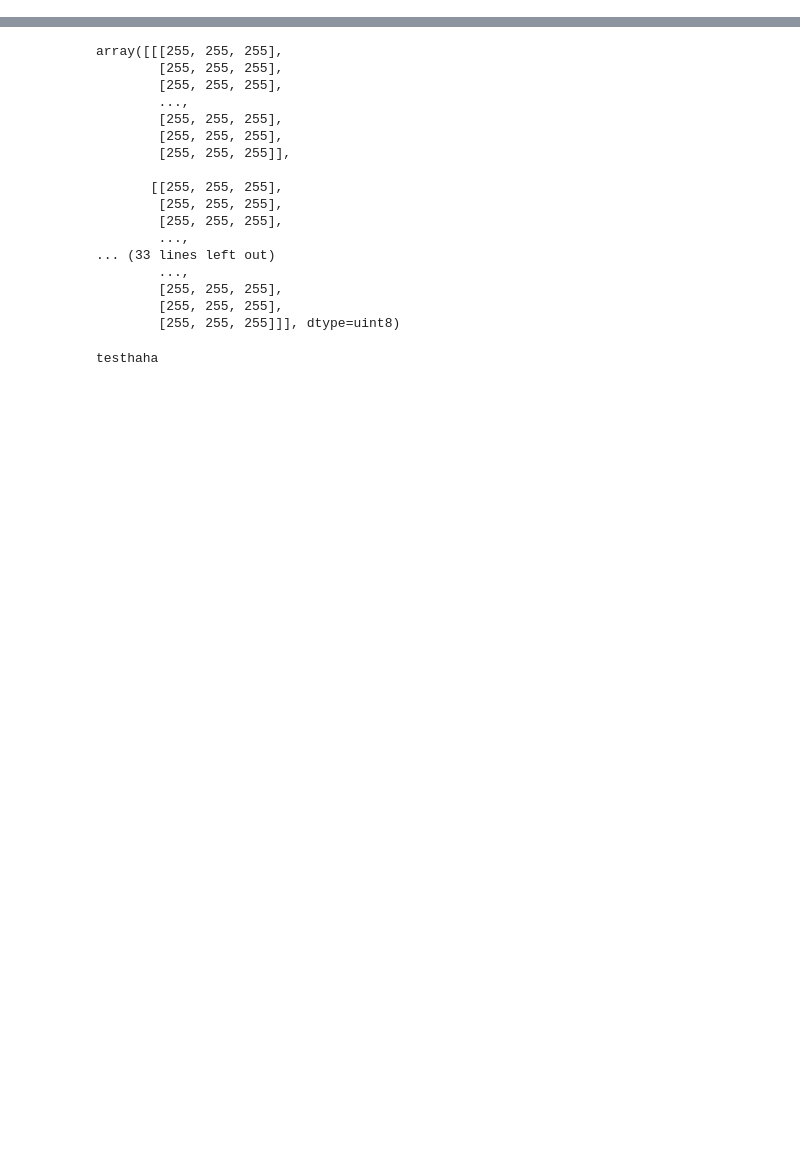
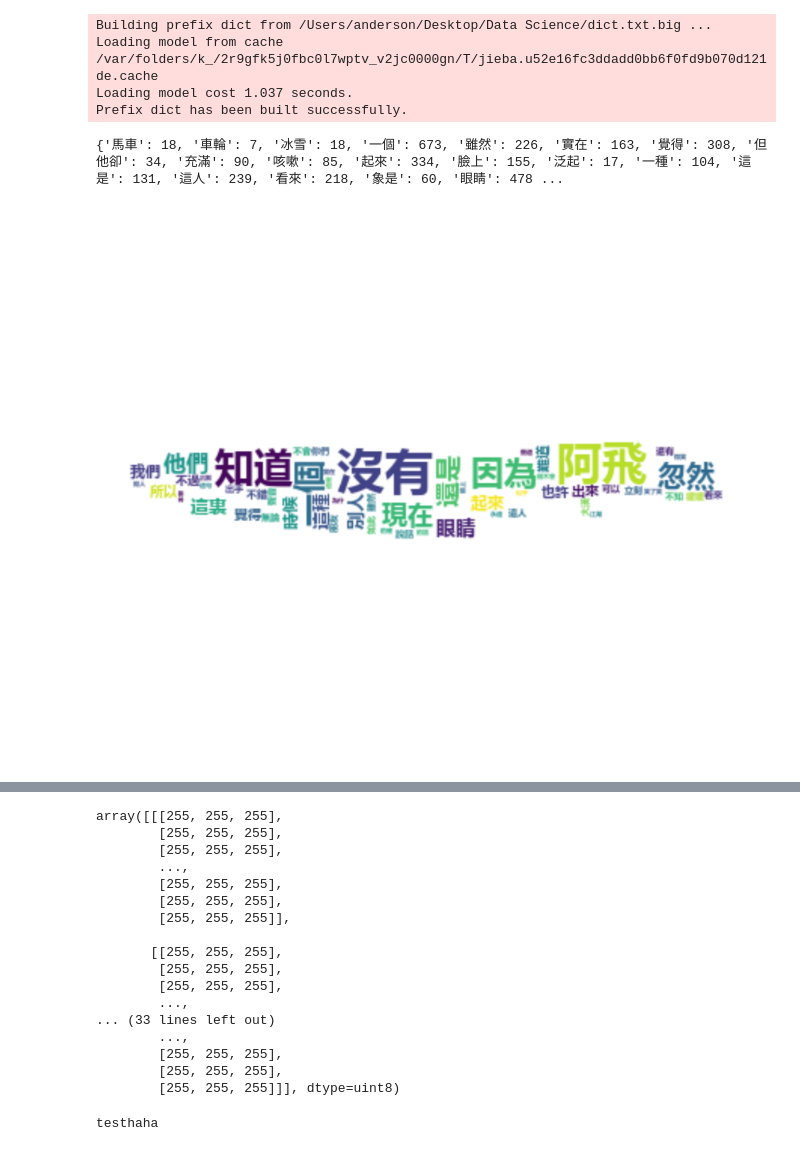
Before and after one commit to AndersonTsaiTW/PL_Repo, a Jupyter notebook: 02_Homework/HW4/GLandJY.ipynb, the cells around one changed output, grey strips where cells are left out. Drawn from its saved outputs; the diff is of its cells as text; code cells hidden in the pictures; blank space fills up the shorter version.

```diff
--- a/02_Homework/HW4/GLandJY.ipynb
+++ b/02_Homework/HW4/GLandJY.ipynb
@@ -51,0 +8,9 @@ from collections import Counter # 次數統計
+# %%
+#讀取古龍及金庸小說文字檔案
+lee = pd.read_csv('/Users/anderson/Desktop/Data Science/GitHub/PL-Repo/02_Homework/HW3/gulong_leeknife_sort.csv')
+cheros = pd.read_csv('/Users/anderson/Desktop/Data Science/GitHub/PL-Repo/02_Homework/HW3/jy_c_heroes_sort.csv')
+# %%
+lee_all = ""
+for i in range(0,89):
+    lee_all = lee_all + lee["text"][i]
+len(lee_all)
@@ -51,0 +64,38 @@ from collections import Counter # 次數統計
+# %%
+dictfile = "/Users/anderson/Desktop/Data Science/dict.txt.big"  # 字典檔
+stopfile = "/Users/anderson/Desktop/Data Science/GitHub/PL-Repo/02_Homework/HW4/stopwords.txt"  # stopwords
+fontpath = "/Users/anderson/Library/Group Containers/UBF8T346G9.Office/FontCache/4/CloudFonts/TTC/82731638364.ttc"  # 字型檔
+
+#mdfile = test_tt[0]
+pngfile = "./vg_knife.webp"  # 剛才下載存的底圖
+
+alice_mask = np.array(Image.open(pngfile))
+
+jieba.set_dictionary(dictfile)
+jieba.analyse.set_stop_words(stopfile)
+
+#text = open(mdfile,"r",encoding="utf-8").read()
+
+tags = jieba.analyse.extract_tags(lee["text"][1], topK=200)
+
+seg_list = jieba.lcut(orgdata, cut_all=False)
+dictionary = Counter(seg_list)
+
+freq = {}
+for ele in dictionary:
+    if ele in tags:
+        freq[ele] = dictionary[ele]
+print(freq) # 計算出現的次數
+
+wordcloud = WordCloud(background_color="white", mask=alice_mask, contour_color='steelblue', font_path= fontpath).generate_from_frequencies(freq)
+plt.figure(figsize=(30,30))
+plt.imshow(wordcloud, interpolation="bilinear")
+plt.axis("off")
+plt.show()
+# %% [output]
+Building prefix dict from /Users/anderson/Desktop/Data Science/dict.txt.big ...
+Loading model from cache /var/folders/k_/2r9gfk5j0fbc0l7wptv_v2jc0000gn/T/jieba.u52e16fc3ddadd0bb6f0fd9b070d121de.cache
+Loading model cost 1.037 seconds.
+Prefix dict has been built successfully.
+{'馬車': 18, '車輪': 7, '冰雪': 18, '一個': 673, '雖然': 226, '實在': 163, '覺得': 308, '但他卻': 34, '充滿': 90, '咳嗽': 85, '起來': 334, '臉上': 155, '泛起': 17, '一種': 104, '這是': 131, '這人': 239, '看來': 218, '象是': 60, '眼睛': 478 ...
+[figure, added]
```
Also changed, not shown: parts of 12 cells of this notebook, 11 other files.
